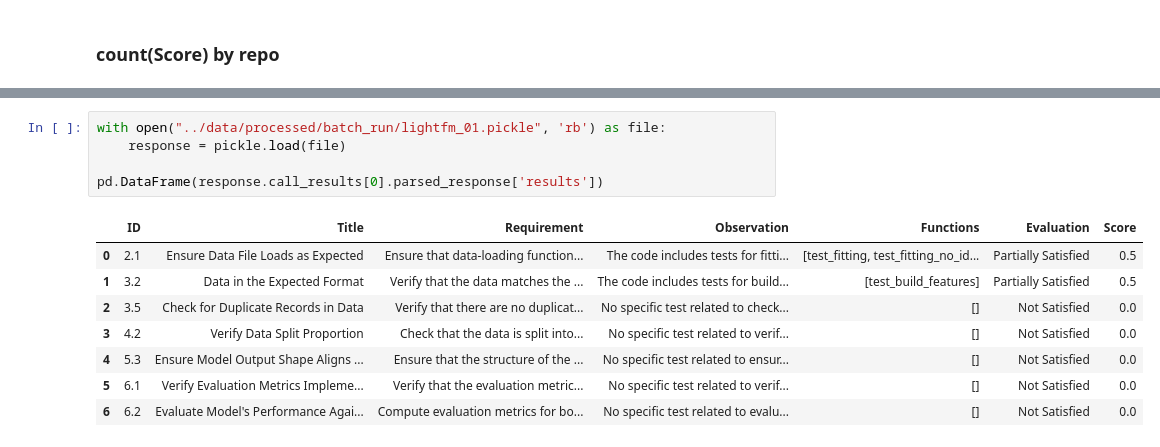
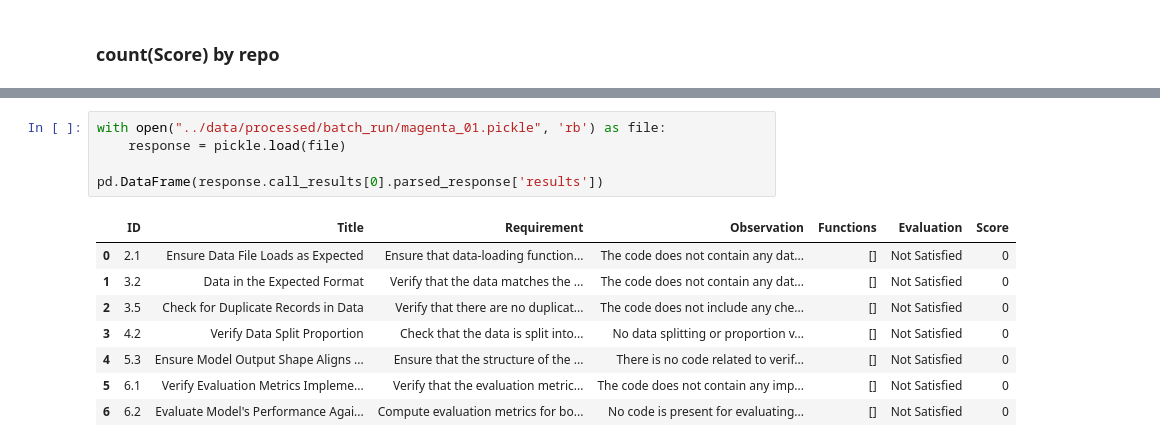
Before and after one commit to UBC-MDS/fixml, a Jupyter notebook: report/01_analysis.ipynb, the cells around one changed output, grey strips where cells are left out. Saved outputs shown, nothing was run; the diff lists cells and outputs as text.

Commit message:
updated analysis: include more repo, and add note about code base used

```diff
--- a/report/01_analysis.ipynb
+++ b/report/01_analysis.ipynb
@@ -210,14 +228,14 @@ df_repo__count #.query('repo == "lightfm"')
 # %%
-with open("../data/processed/batch_run/lightfm_01.pickle", 'rb') as file:
+with open("../data/processed/batch_run/magenta_01.pickle", 'rb') as file:
     response = pickle.load(file)
 
 pd.DataFrame(response.call_results[0].parsed_response['results'])
 # %% [output]
 |  | ID | Title | Requirement | Observation | Functions | Evaluation | Score |
-| 0 | 2.1 | Ensure Data File Loads as Expected | Ensure that data-loading function... | The code includes tests for fitti... | [test_fitting, test_fitting_no_id... | Partially Satisfied | 0.5 |
-| 1 | 3.2 | Data in the Expected Format | Verify that the data matches the ... | The code includes tests for build... | [test_build_features] | Partially Satisfied | 0.5 |
-| 2 | 3.5 | Check for Duplicate Records in Data | Verify that there are no duplicat... | No specific test related to check... | [] | Not Satisfied | 0.0 |
-| 3 | 4.2 | Verify Data Split Proportion | Check that the data is split into... | No specific test related to verif... | [] | Not Satisfied | 0.0 |
-| 4 | 5.3 | Ensure Model Output Shape Aligns ... | Ensure that the structure of the ... | No specific test related to ensur... | [] | Not Satisfied | 0.0 |
-| 5 | 6.1 | Verify Evaluation Metrics Impleme... | Verify that the evaluation metric... | No specific test related to verif... | [] | Not Satisfied | 0.0 |
-| 6 | 6.2 | Evaluate Model's Performance Agai... | Compute evaluation metrics for bo... | No specific test related to evalu... | [] | Not Satisfied | 0.0 |
+| 0 | 2.1 | Ensure Data File Loads as Expected | Ensure that data-loading function... | The code does not contain any dat... | [] | Not Satisfied | 0 |
+| 1 | 3.2 | Data in the Expected Format | Verify that the data matches the ... | The code does not contain any dat... | [] | Not Satisfied | 0 |
+| 2 | 3.5 | Check for Duplicate Records in Data | Verify that there are no duplicat... | The code does not include any che... | [] | Not Satisfied | 0 |
+| 3 | 4.2 | Verify Data Split Proportion | Check that the data is split into... | No data splitting or proportion v... | [] | Not Satisfied | 0 |
+| 4 | 5.3 | Ensure Model Output Shape Aligns ... | Ensure that the structure of the ... | There is no code related to verif... | [] | Not Satisfied | 0 |
+| 5 | 6.1 | Verify Evaluation Metrics Impleme... | Verify that the evaluation metric... | The code does not contain any imp... | [] | Not Satisfied | 0 |
+| 6 | 6.2 | Evaluate Model's Performance Agai... | Compute evaluation metrics for bo... | No code is present for evaluating... | [] | Not Satisfied | 0 |
```
Also changed, not shown: parts of 13 cells of this notebook.
